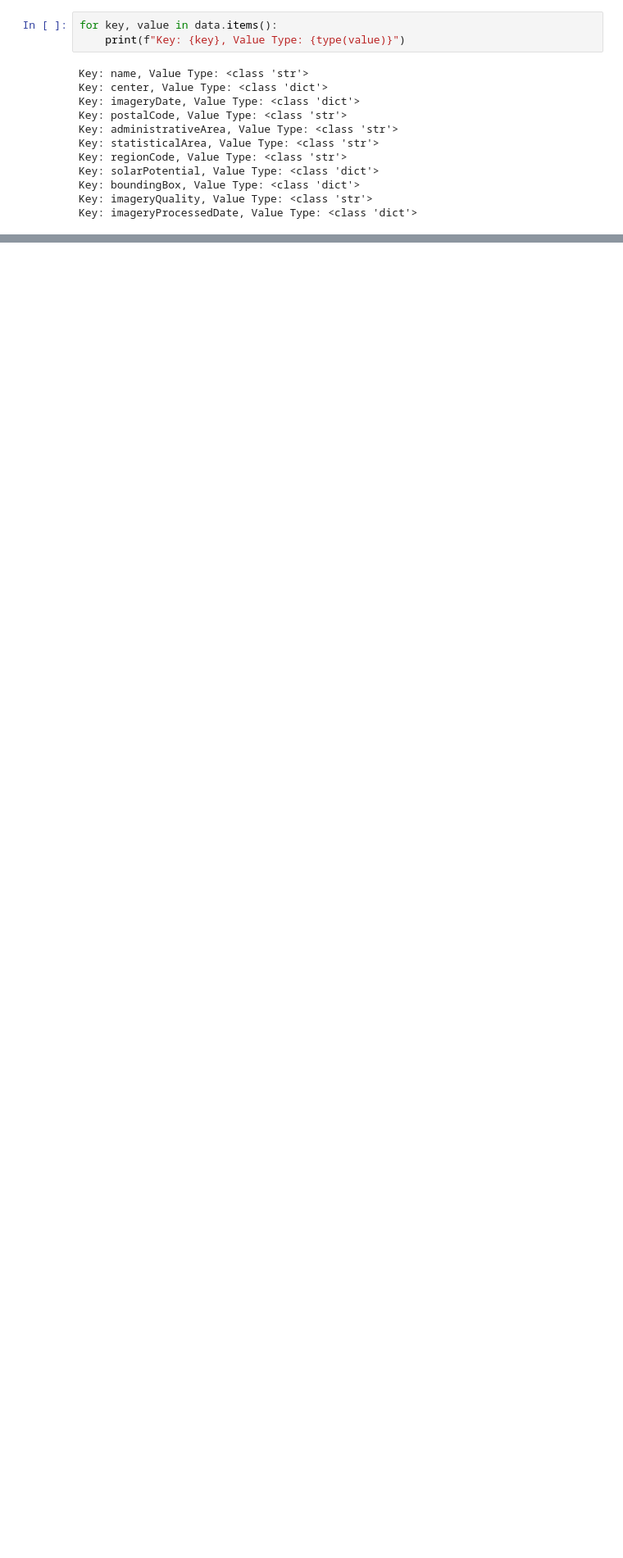
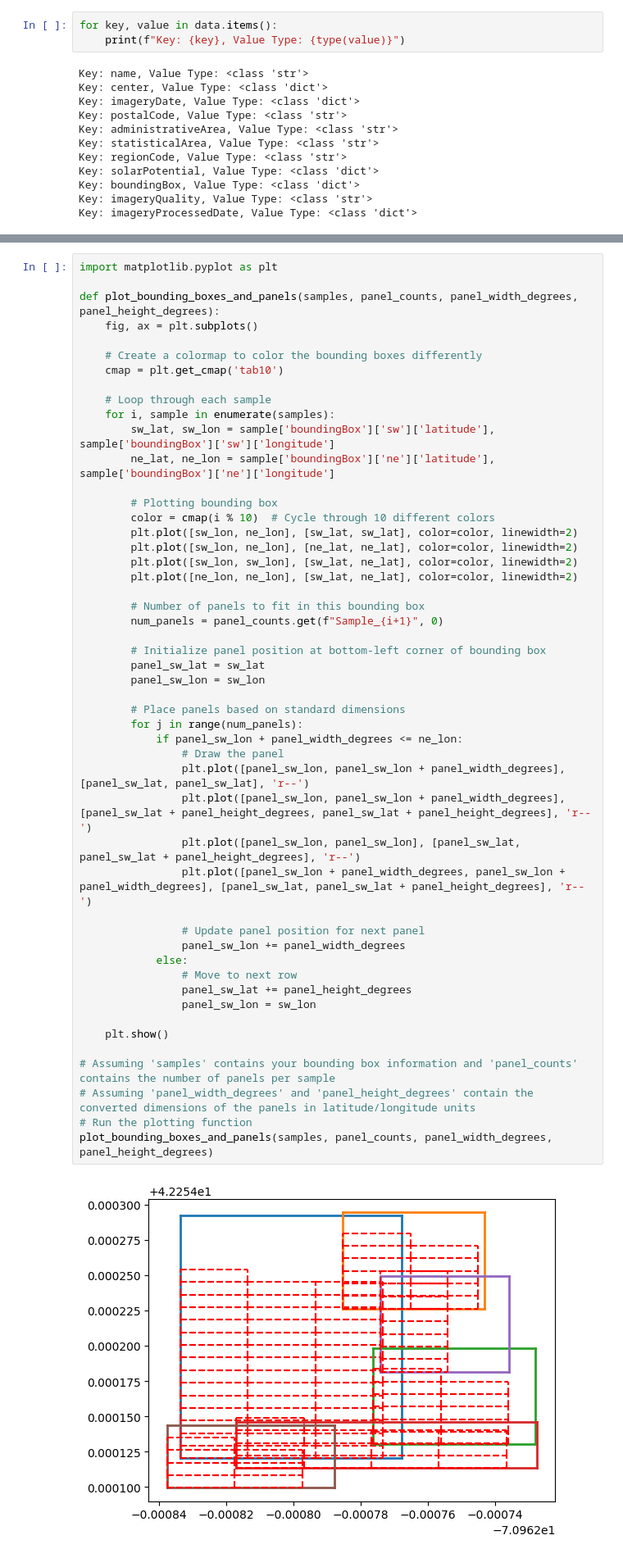
Before and after one commit to momova97/Solar_project, a Jupyter notebook: finance_solar.ipynb, the cells around one changed output, grey strips where cells are left out. Shown: that part at 82% size. Drawn from its saved outputs; the diff is of its cells as text; blank space fills up the shorter version.

```diff
--- a/finance_solar.ipynb
+++ b/finance_solar.ipynb
@@ -621,0 +765,52 @@ Total number of panels that can fit in each sample: {'Sample_1': 870, 'Sample_2'
+# %%
+import matplotlib.pyplot as plt
+
+def plot_bounding_boxes_and_panels(samples, panel_counts, panel_width_degrees, panel_height_degrees):
+    fig, ax = plt.subplots()
+
+    # Create a colormap to color the bounding boxes differently
+    cmap = plt.get_cmap('tab10')
+
+    # Loop through each sample
+    for i, sample in enumerate(samples):
+        sw_lat, sw_lon = sample['boundingBox']['sw']['latitude'], sample['boundingBox']['sw']['longitude']
+        ne_lat, ne_lon = sample['boundingBox']['ne']['latitude'], sample['boundingBox']['ne']['longitude']
+
+        # Plotting bounding box
+        color = cmap(i % 10)  # Cycle through 10 different colors
+        plt.plot([sw_lon, ne_lon], [sw_lat, sw_lat], color=color, linewidth=2)
+        plt.plot([sw_lon, ne_lon], [ne_lat, ne_lat], color=color, linewidth=2)
+        plt.plot([sw_lon, sw_lon], [sw_lat, ne_lat], color=color, linewidth=2)
+        plt.plot([ne_lon, ne_lon], [sw_lat, ne_lat], color=color, linewidth=2)
+
+        # Number of panels to fit in this bounding box
+        num_panels = panel_counts.get(f"Sample_{i+1}", 0)
+
+        # Initialize panel position at bottom-left corner of bounding box
+        panel_sw_lat = sw_lat
+        panel_sw_lon = sw_lon
+
+        # Place panels based on standard dimensions
+        for j in range(num_panels):
+            if panel_sw_lon + panel_width_degrees <= ne_lon:
+                # Draw the panel
+                plt.plot([panel_sw_lon, panel_sw_lon + panel_width_degrees], [panel_sw_lat, panel_sw_lat], 'r--')
+                plt.plot([panel_sw_lon, panel_sw_lon + panel_width_degrees], [panel_sw_lat + panel_height_degrees, panel_sw_lat + panel_height_degrees], 'r--')
+                plt.plot([panel_sw_lon, panel_sw_lon], [panel_sw_lat, panel_sw_lat + panel_height_degrees], 'r--')
+                plt.plot([panel_sw_lon + panel_width_degrees, panel_sw_lon + panel_width_degrees], [panel_sw_lat, panel_sw_lat + panel_height_degrees], 'r--')
+
+                # Update panel position for next panel
+                panel_sw_lon += panel_width_degrees
+            else:
+                # Move to next row
+                panel_sw_lat += panel_height_degrees
+                panel_sw_lon = sw_lon
+
+    plt.show()
+
+# Assuming 'samples' contains your bounding box information and 'panel_counts' contains the number of panels per sample
+# Assuming 'panel_width_degrees' and 'panel_height_degrees' contain the converted dimensions of the panels in latitude/longitude units
+# Run the plotting function
+plot_bounding_boxes_and_panels(samples, panel_counts, panel_width_degrees, panel_height_degrees)
+# %% [output]
+[figure, added]
```
Also changed, not shown: parts of 20 cells of this notebook, 1 other file.
